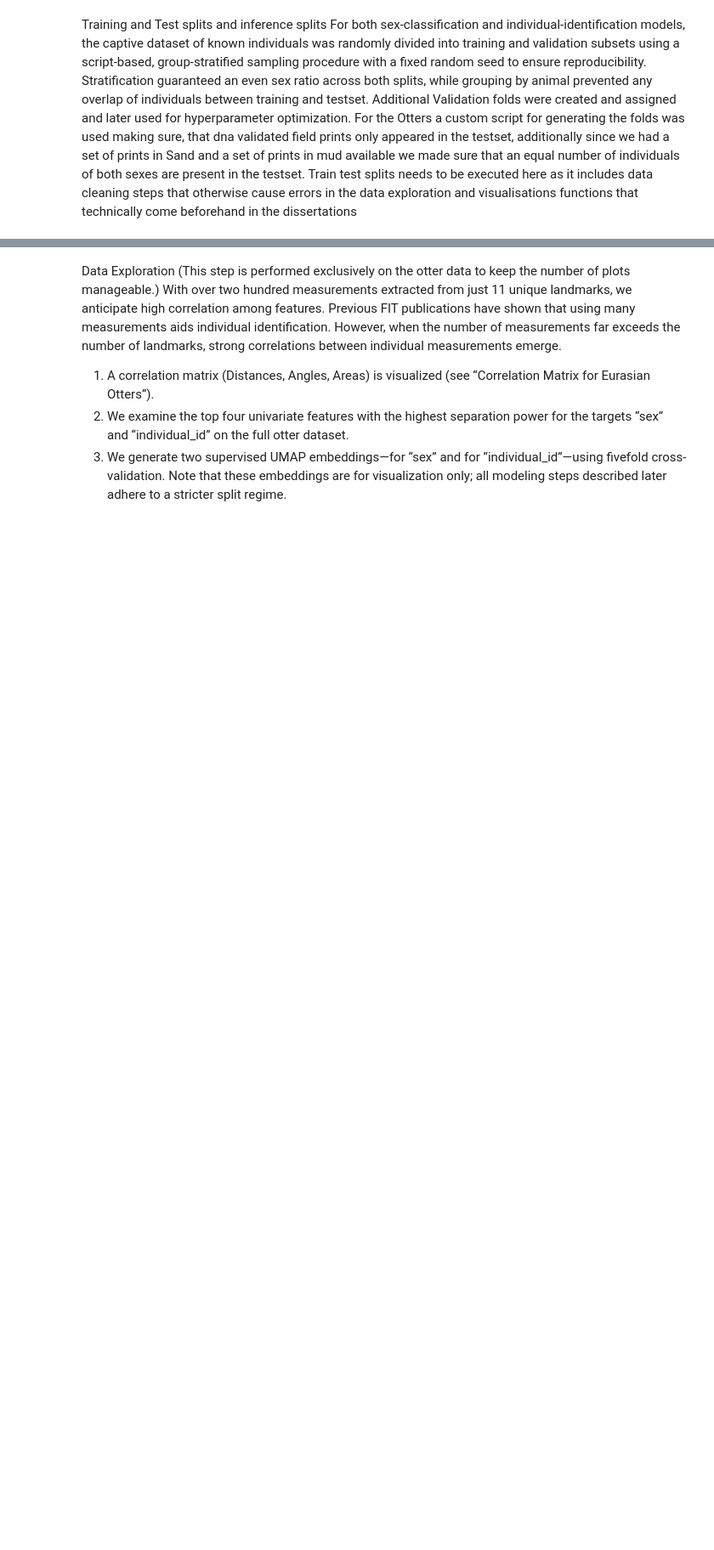
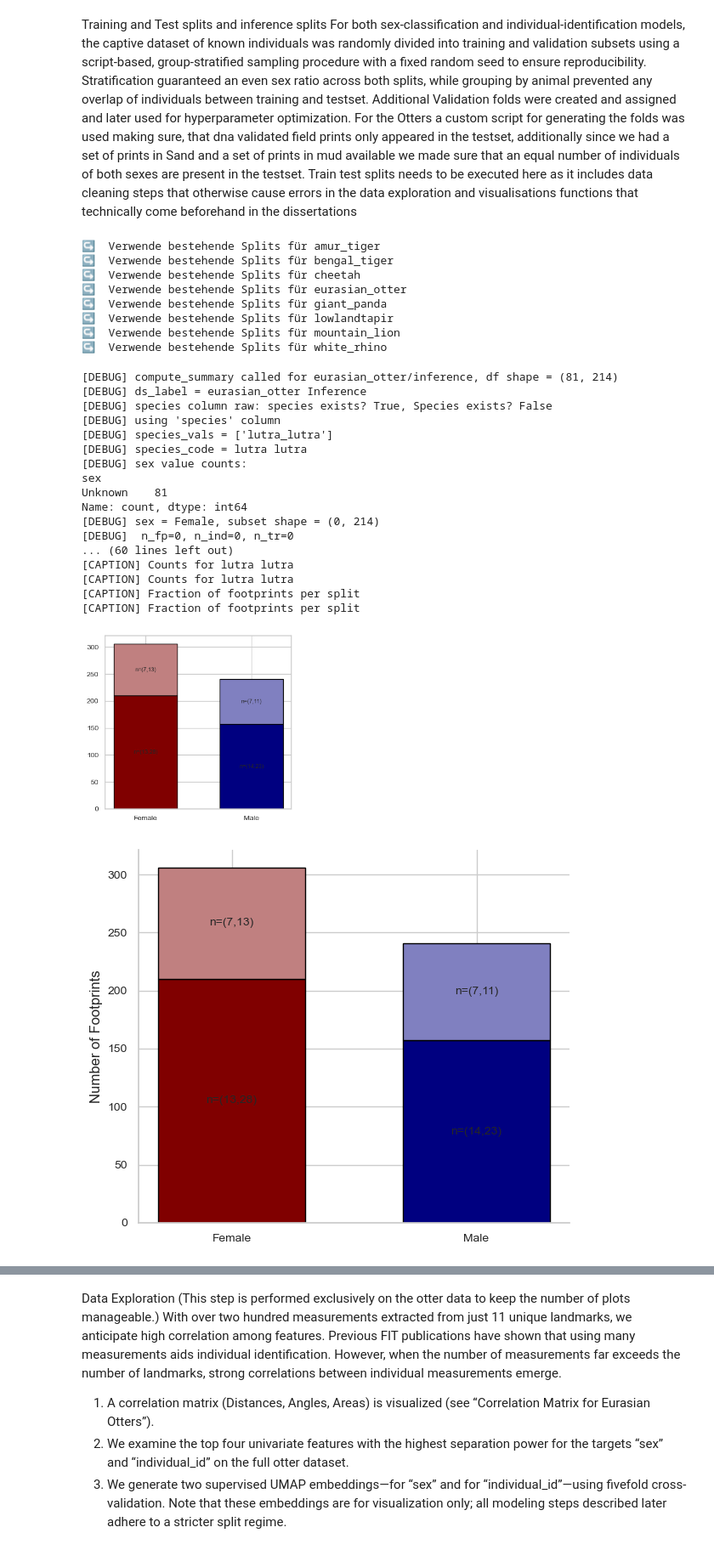
Before and after one commit to FKistner85/FIT_package, a Jupyter notebook: notebooks/Dissertation_notebook_final_2.ipynb, the cells around one changed output, grey strips where cells are left out. Shown at 85% size. Saved outputs shown, nothing was run; the diff lists cells and outputs as text; code cells hidden in the pictures; blank space fills up the shorter version.

```diff
--- a/notebooks/Dissertation_notebook_final_2.ipynb
+++ b/notebooks/Dissertation_notebook_final_2.ipynb
@@ -74,6 +114,37 @@ For the Otters a custom script for generating the folds was used making sure, th
 # %%
 from FIT_python import config
 from FIT_python.data_split_and_summary.summary_data_wrapper import run_summary
+from FIT_python.data_split_and_summary.datasplit_and_summary_wraper import SplitWrapper
 
 species = "eurasian_otter"
+SplitWrapper().split_all(reuse_splits=True)
+
 run_summary(config.SPLITS_DIR / species, species)
+# %% [output]
+↪️  Verwende bestehende Splits für amur_tiger
+↪️  Verwende bestehende Splits für bengal_tiger
+↪️  Verwende bestehende Splits für cheetah
+↪️  Verwende bestehende Splits für eurasian_otter
+↪️  Verwende bestehende Splits für giant_panda
+↪️  Verwende bestehende Splits für lowlandtapir
+↪️  Verwende bestehende Splits für mountain_lion
+↪️  Verwende bestehende Splits für white_rhino
+[DEBUG] compute_summary called for eurasian_otter/inference, df shape = (81, 214)
+[DEBUG] ds_label = eurasian_otter Inference
+[DEBUG] species column raw: species exists? True, Species exists? False
+[DEBUG] using 'species' column
+[DEBUG] species_vals = ['lutra_lutra']
+[DEBUG] species_code = lutra lutra
+[DEBUG] sex value counts:
+sex
+Unknown    81
+Name: count, dtype: int64
+[DEBUG] sex = Female, subset shape = (0, 214)
+[DEBUG]  n_fp=0, n_ind=0, n_tr=0
+... (60 lines left out)
+[CAPTION] Counts for lutra lutra
+[CAPTION] Counts for lutra lutra
+[CAPTION] Fraction of footprints per split
+[CAPTION] Fraction of footprints per split
+[figure, added]
+[figure, added]
```
Also changed, not shown: parts of 7 cells of this notebook, 4 other files.
